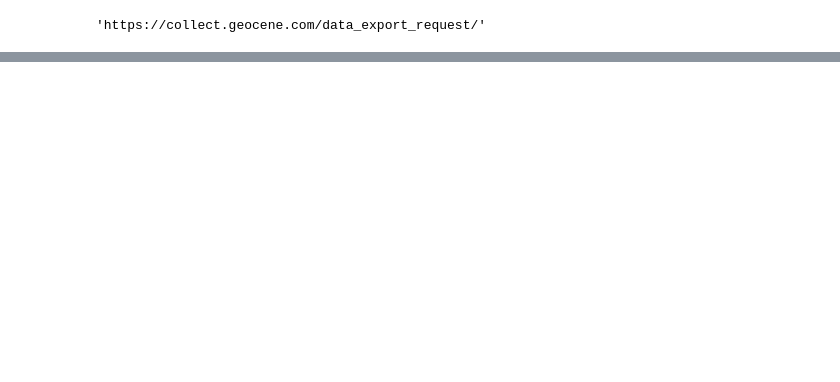
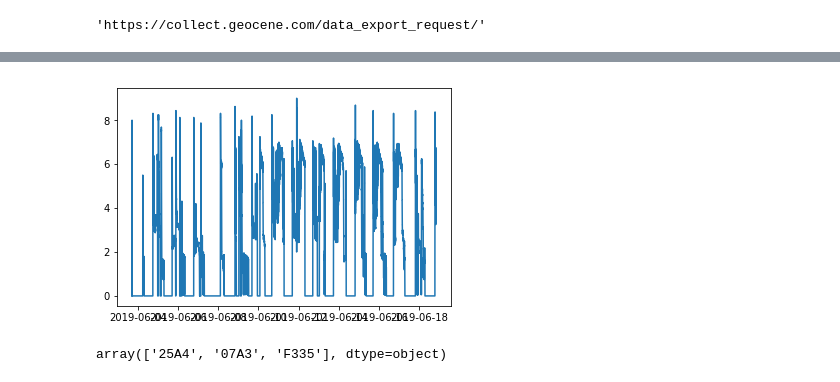
Before and after one commit to threestone-analytics/sonora_cooling, a Jupyter notebook: geocene_data_api.ipynb, the cells around one changed output, grey strips where cells are left out. Drawn from its saved outputs; the diff is of its cells as text; code cells hidden in the pictures; blank space fills up the shorter version.

```diff
--- a/geocene_data_api.ipynb
+++ b/geocene_data_api.ipynb
@@ -186,0 +768,23 @@ taqueria
+# %%
+##### Analyze one file
+file = "5cf55047-0000-0000-0000-A0E6F850C2D5.csv"
+path = temp_dir.name + "/" + file
+this_df = pd.read_csv(path)
+this_df.tail()
+
+this_df.loc[:,'datetime'] = this_df['timestamp'].apply(lambda x: datetime.datetime.strptime(x,'%Y-%m-%dT%H:%M:%SZ'))
+
+plt.plot(this_df['datetime'],this_df['value'])
+plt.show()
+# %% [output]
+[figure, added]
+# %%
+##### Analyze Data
+taqueria_data = house_df_list[0]
+house_data = house_df_list[1]
+
+appended_data = taqueria_data
+
+appended_data['sensor_id'].unique()
+# %% [output]
+array(['25A4', '07A3', 'F335'], dtype=object)
```
Also changed, not shown: parts of 68 cells of this notebook, 2 other files.
